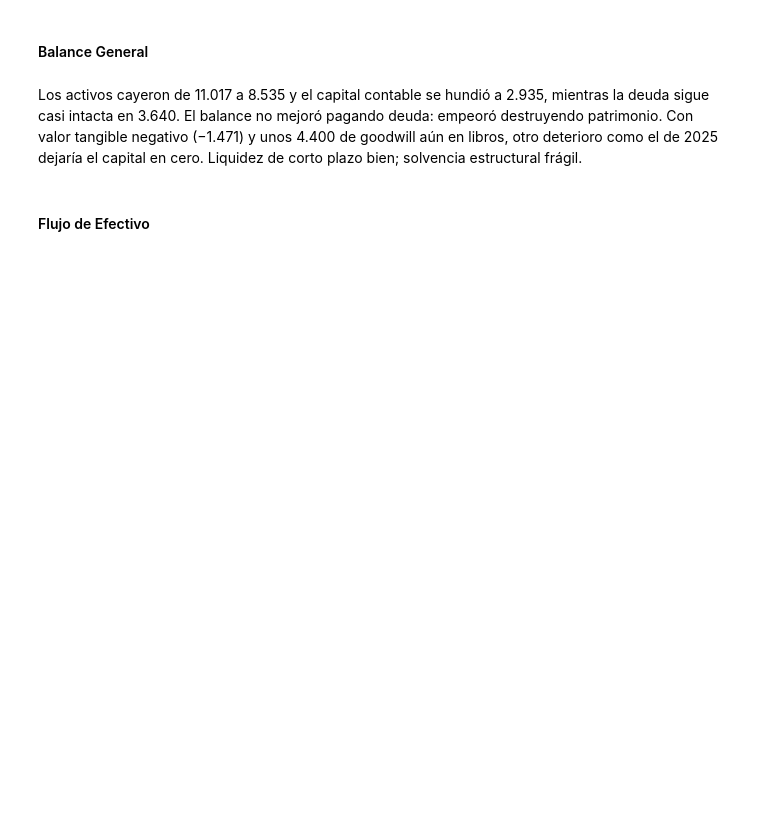
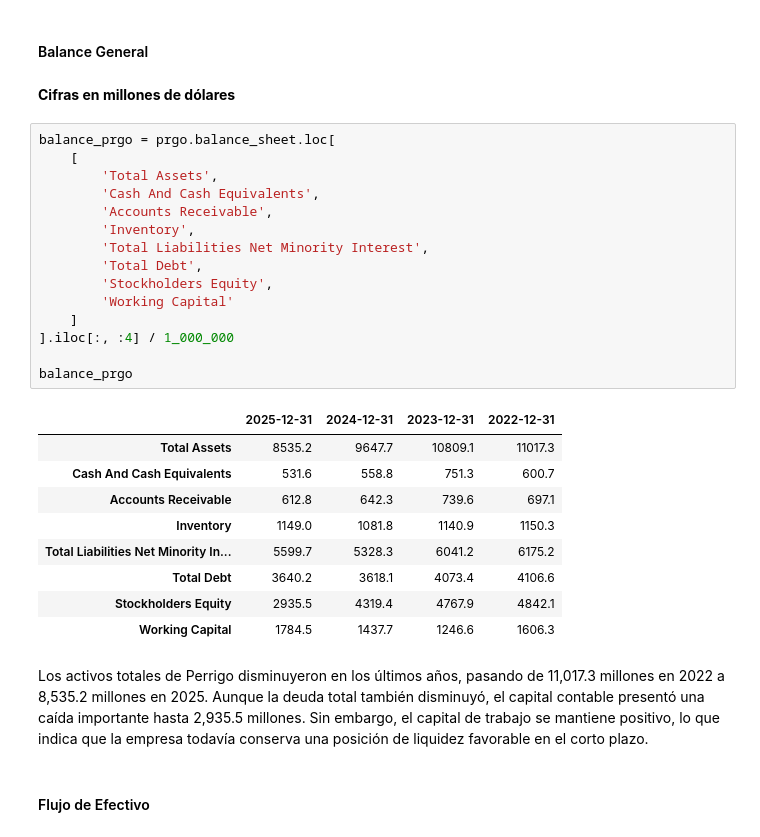
Before and after one commit to Mafergomezf/PORTAFOLIOS-DE-INVERSION, a Jupyter notebook: Tarea-1/Tarea1.ipynb, the cells around one changed output. Drawn from its saved outputs; the diff is of its cells as text; blank space fills up the shorter version.

```diff
--- a/Tarea-1/Tarea1.ipynb
+++ b/Tarea-1/Tarea1.ipynb
@@ -27,6 +57,33 @@ Los ingresos muestran una tendencia bajista sostenida: de 4.656 en 2023 a 4.145
 # %% [markdown]
 #### Balance General
+# %% [markdown]
+**Cifras en millones de dólares**
+# %%
+balance_prgo = prgo.balance_sheet.loc[
+    [
+        'Total Assets',
+        'Cash And Cash Equivalents',
+        'Accounts Receivable',
+        'Inventory',
+        'Total Liabilities Net Minority Interest',
+        'Total Debt',
+        'Stockholders Equity',
+        'Working Capital'
+    ]
+].iloc[:, :4] / 1_000_000
+
+balance_prgo
+# %% [output]
+|  | 2025-12-31 | 2024-12-31 | 2023-12-31 | 2022-12-31 |
+| Total Assets | 8535.2 | 9647.7 | 10809.1 | 11017.3 |
+| Cash And Cash Equivalents | 531.6 | 558.8 | 751.3 | 600.7 |
+| Accounts Receivable | 612.8 | 642.3 | 739.6 | 697.1 |
+| Inventory | 1149.0 | 1081.8 | 1140.9 | 1150.3 |
+| Total Liabilities Net Minority In... | 5599.7 | 5328.3 | 6041.2 | 6175.2 |
+| Total Debt | 3640.2 | 3618.1 | 4073.4 | 4106.6 |
+| Stockholders Equity | 2935.5 | 4319.4 | 4767.9 | 4842.1 |
+| Working Capital | 1784.5 | 1437.7 | 1246.6 | 1606.3 |
 # %% [markdown]
-Los activos cayeron de 11.017 a 8.535 y el capital contable se hundió a 2.935, mientras la deuda sigue casi intacta en 3.640. El balance no mejoró pagando deuda: empeoró destruyendo patrimonio. Con valor tangible negativo (−1.471) y unos 4.400 de goodwill aún en libros, otro deterioro como el de 2025 dejaría el capital en cero. Liquidez de corto plazo bien; solvencia estructural frágil.
+Los activos totales de Perrigo disminuyeron en los últimos años, pasando de 11,017.3 millones en 2022 a 8,535.2 millones en 2025. Aunque la deuda total también disminuyó, el capital contable presentó una caída importante hasta 2,935.5 millones. Sin embargo, el capital de trabajo se mantiene positivo, lo que indica que la empresa todavía conserva una posición de liquidez favorable en el corto plazo.
 # %% [markdown]
 #### Flujo de Efectivo
```
Also changed, not shown: parts of 25 cells of this notebook.
